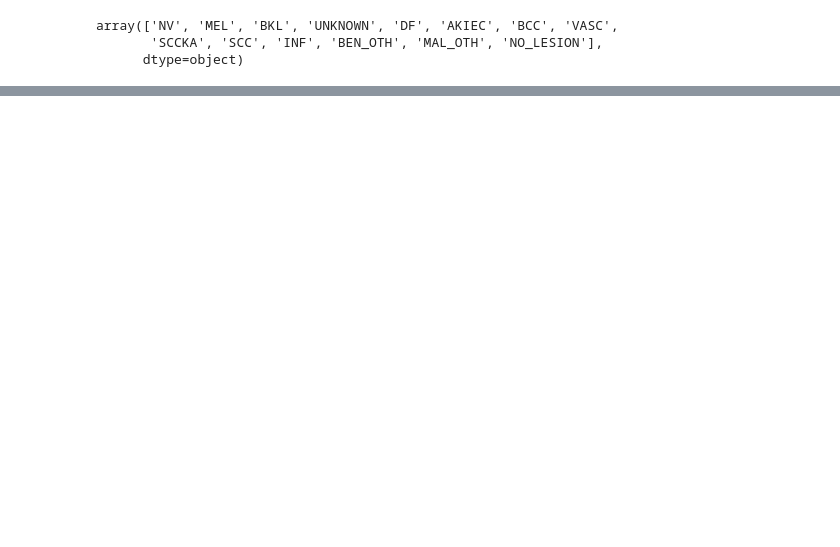
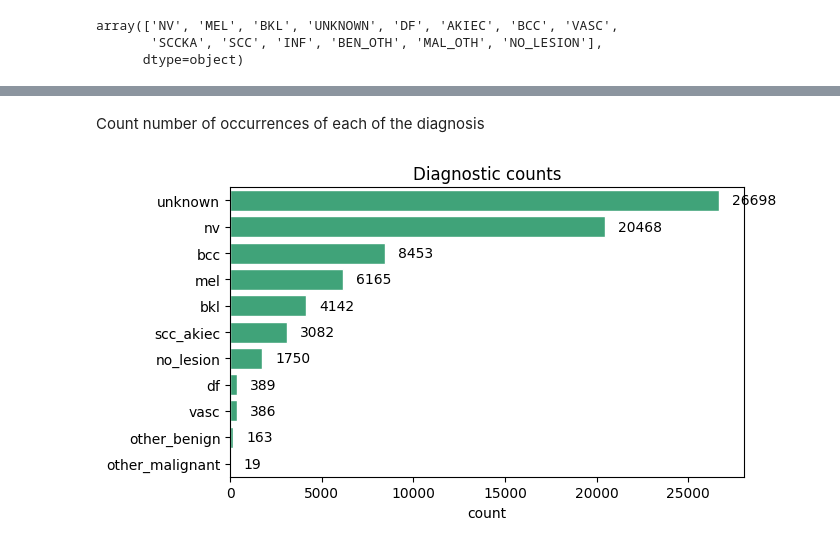
Before and after one commit to carlota-trigo/master_thesis_ucm, a Jupyter notebook: eda_metadata.ipynb, the cells around one changed output, grey strips where cells are left out. Drawn from its saved outputs; the diff is of its cells as text; code cells hidden in the pictures; blank space fills up the shorter version.

```diff
--- a/eda_metadata.ipynb
+++ b/eda_metadata.ipynb
@@ -115,0 +157,2 @@ plt.show()
+# %%
+df['age'] = df['age'].replace(np.nan, 'not_provided')
@@ -270,4 +315,4 @@ dx_map7 = {
     'UNKNOWN':'unknown', 'NO_LESION':'no_lesion'
 }
 
-df['dx7'] = df['diagnosis'].map(dx_map7)
+df['diagnosis_grouped'] = df['diagnosis'].map(dx_map7)
@@ -291,22 +336,26 @@ dtype: int64
+# %% [markdown]
+Count number of occurrences of each of the diagnosis
 # %%
-order = df['dx7'].value_counts().index
+order = df['diagnosis_grouped'].value_counts().index
 total = len(df)
 
 plt.figure(figsize=(7, max(3, 0.35*len(order))))
-ax = sns.countplot(data=df, y='dx7', order=order,
+ax = sns.countplot(data=df, y='diagnosis_grouped', order=order,
                    color=plt.cm.viridis(0.65), edgecolor='white')
 
-ax.set_title('dx7 counts')
+ax.set_title('Diagnostic counts')
 ax.set_xlabel('count'); ax.set_ylabel('')
 
 # annotate count and % on each bar
 for p in ax.patches:
     cnt = int(p.get_width())
     pct = 100 * cnt / total
     ax.text(p.get_width() + max(1, 0.01*total),
             p.get_y() + p.get_height()/2,
-            f'{pct:.1f}%',
+            f'{cnt}',
             va='center')
 
 plt.tight_layout()
 plt.show()
+# %% [output]
+[figure, added]
```
Also changed, not shown: parts of 34 cells of this notebook, 1 other file.
